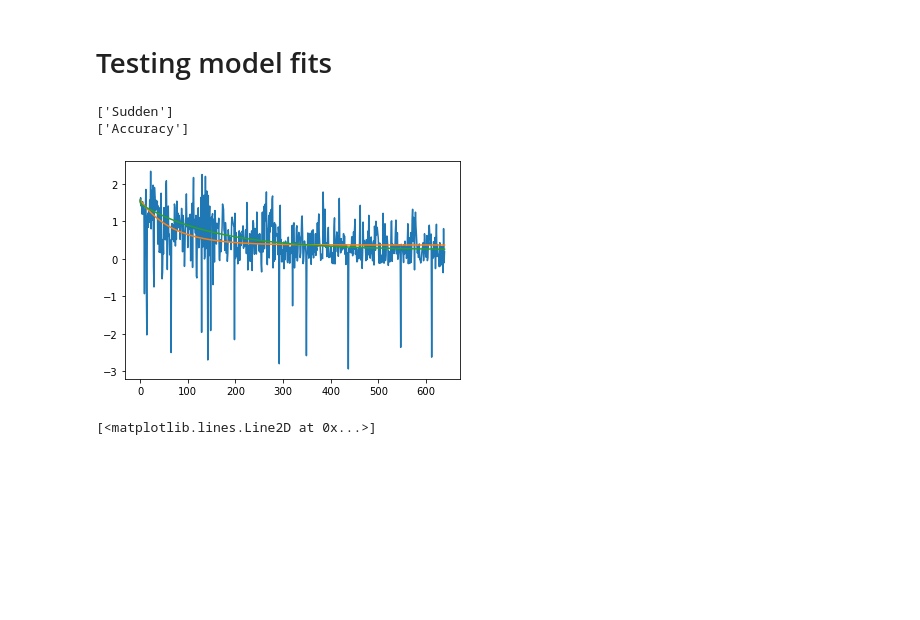
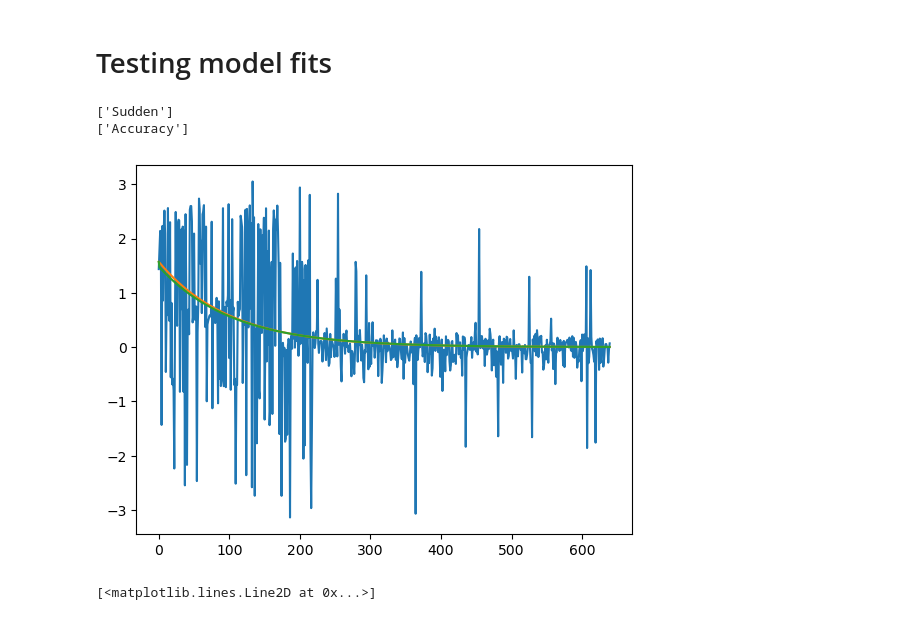
Before and after one commit to tejas-savalia/vma_behavioral, a Jupyter notebook: All experiments/experiment 1/model_comparisons.ipynb, the cells around one changed output. Saved outputs shown, nothing was run; the diff lists cells and outputs as text; code cells hidden in the pictures; blank space fills up the shorter version.

Commit message:
setting for init unsigned errors exp1

```diff
--- a/All experiments/experiment 1/model_comparisons.ipynb
+++ b/All experiments/experiment 1/model_comparisons.ipynb
@@ -77,8 +103,8 @@ Name: Condition, dtype: int64
 # %% [markdown]
 # Cross Validation Comparisons
 # %%
-single_fits = pd.read_csv('model_results/single_fit_signed_initerror_results_cv.csv')
-dual_fits = pd.read_csv('model_results/dual_fit_signed_initerror_results_cv.csv')
+single_fits = pd.read_csv('model_results/single_fit_initsignederror_results_cv.csv')
+dual_fits = pd.read_csv('model_results/dual_fit_initsignederror_results_cv.csv')
 
 single_fits.loc[single_fits['p_id']%2 == 0, 'Emphasis'] = 'Speed'
 single_fits.loc[single_fits['p_id']%2 == 1, 'Emphasis'] = 'Accuracy'
@@ -136,19 +162,19 @@ Name: Condition, dtype: int64
 # %% [markdown]
 # Testing model fits
 # %%
-df = pd.read_csv('df_learn_signed.csv')
+df = pd.read_csv('df_allphases_initerror.csv')
 # %%
-pid = 33
+pid = 9
 p_type = 'Sudden'
-plt.plot(df.loc[df['p_id'] == pid, 'init signed error'].values)
+plt.plot(df.loc[df['p_id'] == pid, 'init signed errors'].values[64:704])
 plt.plot(single_state_model(single_fits.iloc[pid]['A'], single_fits.iloc[pid]['B'], 640, p_type))
 plt.plot(dual_state_model(dual_fits.iloc[pid]['As'], dual_fits.iloc[pid]['Bs'], dual_fits.iloc[pid]['Bf'], dual_fits.iloc[pid]['Bf'], 640, p_type))
 print(df.loc[df['p_id'] == pid, 'Rotation'].unique())
 print(df.loc[df['p_id'] == pid, 'Emphasis'].unique())
 # %% [output]
 ['Sudden']
 ['Accuracy']
-[figure, old version]
+[figure, new version]
 # %%
 plt.plot(dual_state_model(dual_fits.iloc[pid]['As'], dual_fits.iloc[pid]['Bs'], dual_fits.iloc[pid]['Bf'], dual_fits.iloc[pid]['Bf'], 704, 'Sudden'))
 # %% [output]
```
Also changed, not shown: parts of 13 cells of this notebook, 1 other file.
